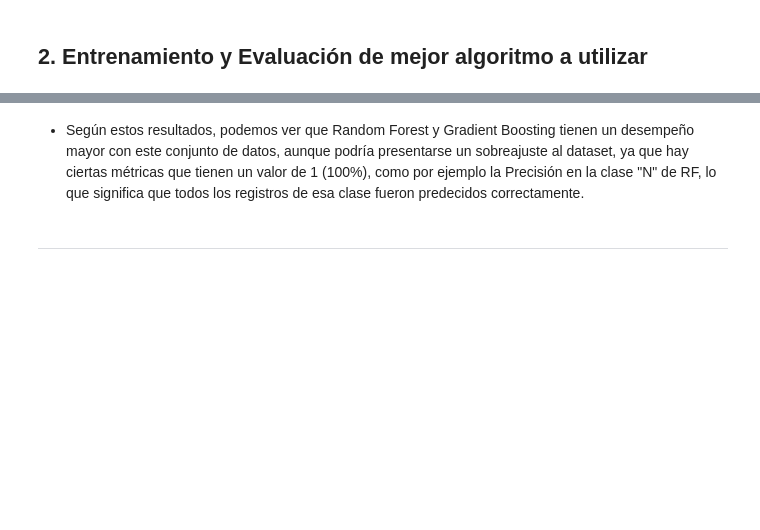
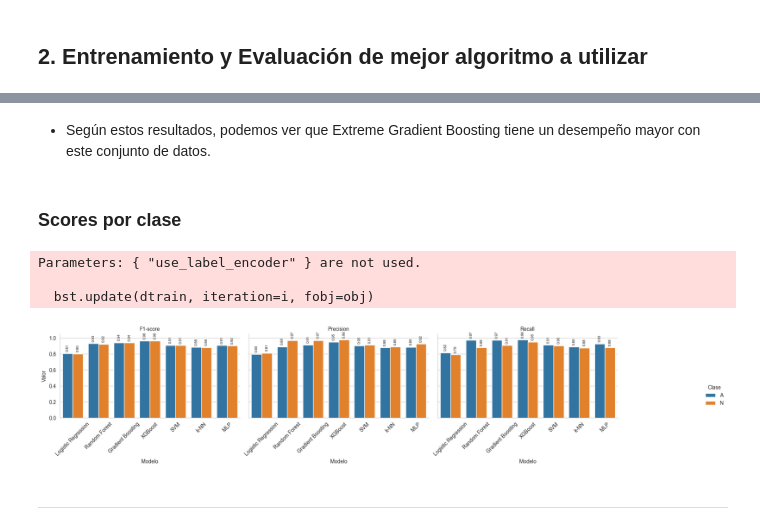
Before and after one commit to maxmigue/machineLearning, a Jupyter notebook: ProyectoFinalML-Etapa2.ipynb, the cells around one changed output, grey strips where cells are left out. Drawn from its saved outputs; the diff is of its cells as text; code cells hidden in the pictures; blank space fills up the shorter version.

```diff
--- a/ProyectoFinalML-Etapa2.ipynb
+++ b/ProyectoFinalML-Etapa2.ipynb
@@ -254,5 +339,69 @@ plt.show()
 # %% [markdown]
-- Según estos resultados, podemos ver que Random Forest y Gradient Boosting tienen un desempeño mayor con este conjunto de datos, aunque podría presentarse un sobreajuste al dataset, ya que hay ciertas métricas que tienen un valor de 1 (100%), como por ejemplo la Precisión en la clase "N" de RF, lo que significa que todos los registros de esa clase fueron predecidos correctamente.
+- Según estos resultados, podemos ver que Extreme Gradient Boosting tiene un desempeño mayor con este conjunto de datos.
+# %% [markdown]
+### **Scores por clase**
+# %%
+# Acumular métricas por clase de todos los modelos
+resultados_por_clase = []
+
+for nombre, (pipeline, param_grid) in pipelines_and_grids.items():
+    grid = GridSearchCV(pipeline, param_grid, cv=cv, scoring='f1_macro', n_jobs=-1)
+    grid.fit(X, y)
+    y_pred = grid.predict(X)
+
+    report = classification_report(y, y_pred, output_dict=True, target_names=le.classes_)
+
+    # Iterar solo por clases (no por "accuracy", "macro avg", etc)
+    for clase in le.classes_:
+        f1 = report[clase]['f1-score']
+        precision = report[clase]['precision']
+        recall = report[clase]['recall']
+
+        resultados_por_clase.append({
+            'Modelo': nombre,
+            'Clase': clase,
+            'F1-score': f1,
+            'Precision': precision,
+            'Recall': recall
+        })
+
+# Convertir a DataFrame
+df_clases = pd.DataFrame(resultados_por_clase)
+
+# Pasar a formato largo para graficar con seaborn
+df_clases_long = df_clases.melt(id_vars=['Modelo', 'Clase'], var_name='Métrica', value_name='Valor')
+
+sns.set_style('whitegrid')
+
+g = sns.catplot(
+    data=df_clases_long, x='Modelo', y='Valor', hue='Clase',
+    col='Métrica', kind='bar', height=5, aspect=1.2,
+    palette='tab10', dodge=True
+)
+
+g.set_titles('{col_name}')
+g.set_axis_labels('Modelo', 'Valor')
+g.set(ylim=(0, 1.05))
+
+# Rotar etiquetas del eje x para evitar superposición
+for ax in g.axes.flat:
+    ax.tick_params(axis='x', rotation=45)
+
+    # Anotar valores encima de barras
+    for p in ax.patches:
+        height = p.get_height()
+        if not np.isnan(height) and height > 0:
+            ax.annotate(f'{height:.2f}',
+                        (p.get_x() + p.get_width() / 2., height + 0.02),
+                        ha='center', va='bottom', fontsize=7, rotation=90)
+
+plt.tight_layout(rect=[0, 0, 0.85, 0.8])  # Deja espacio a la derecha para la leyenda
+plt.show()
+# %% [output]
+Parameters: { "use_label_encoder" } are not used.
+
+  bst.update(dtrain, iteration=i, fobj=obj)
+[figure, added]
 # %% [markdown]
 ---
 # %% [markdown]
```
Also changed, not shown: parts of 10 cells of this notebook, 3 other files.
